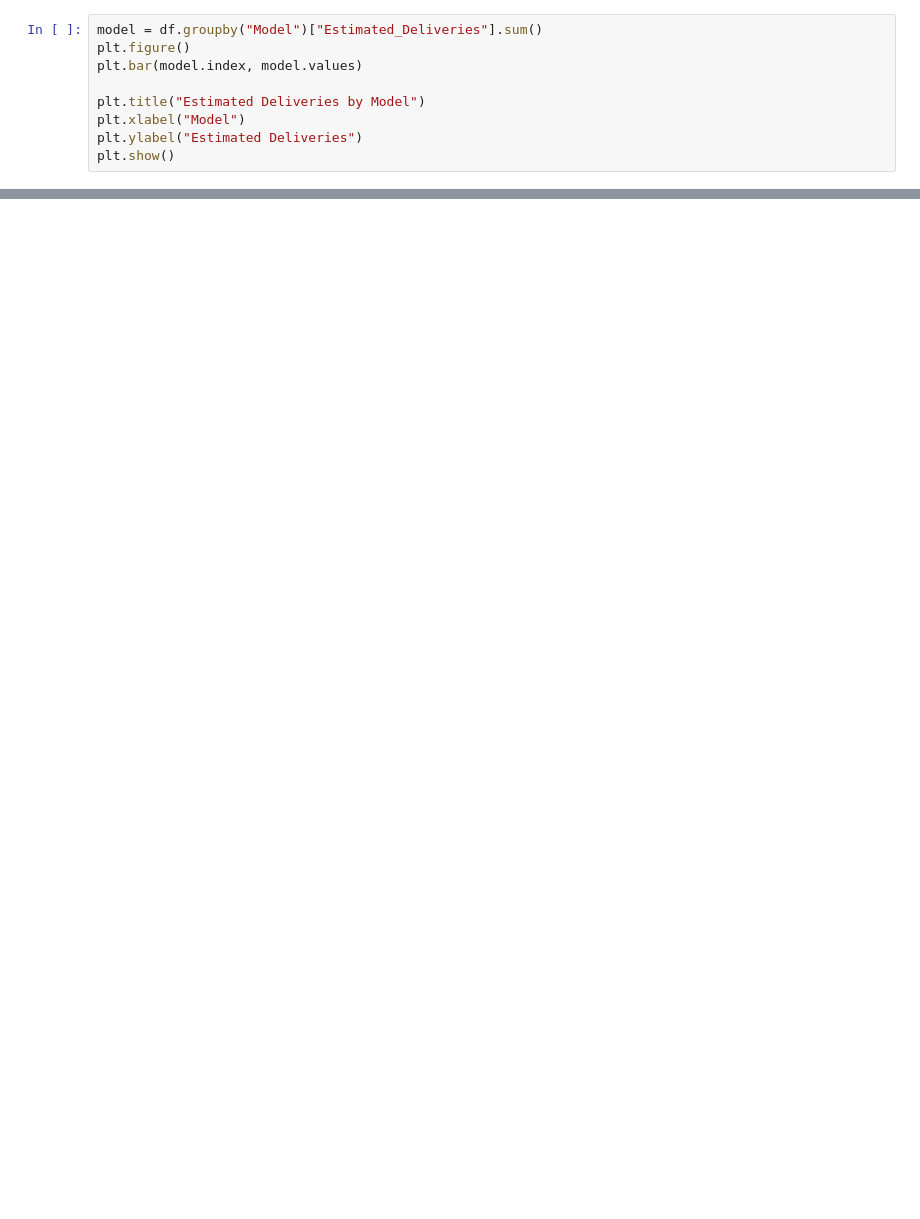
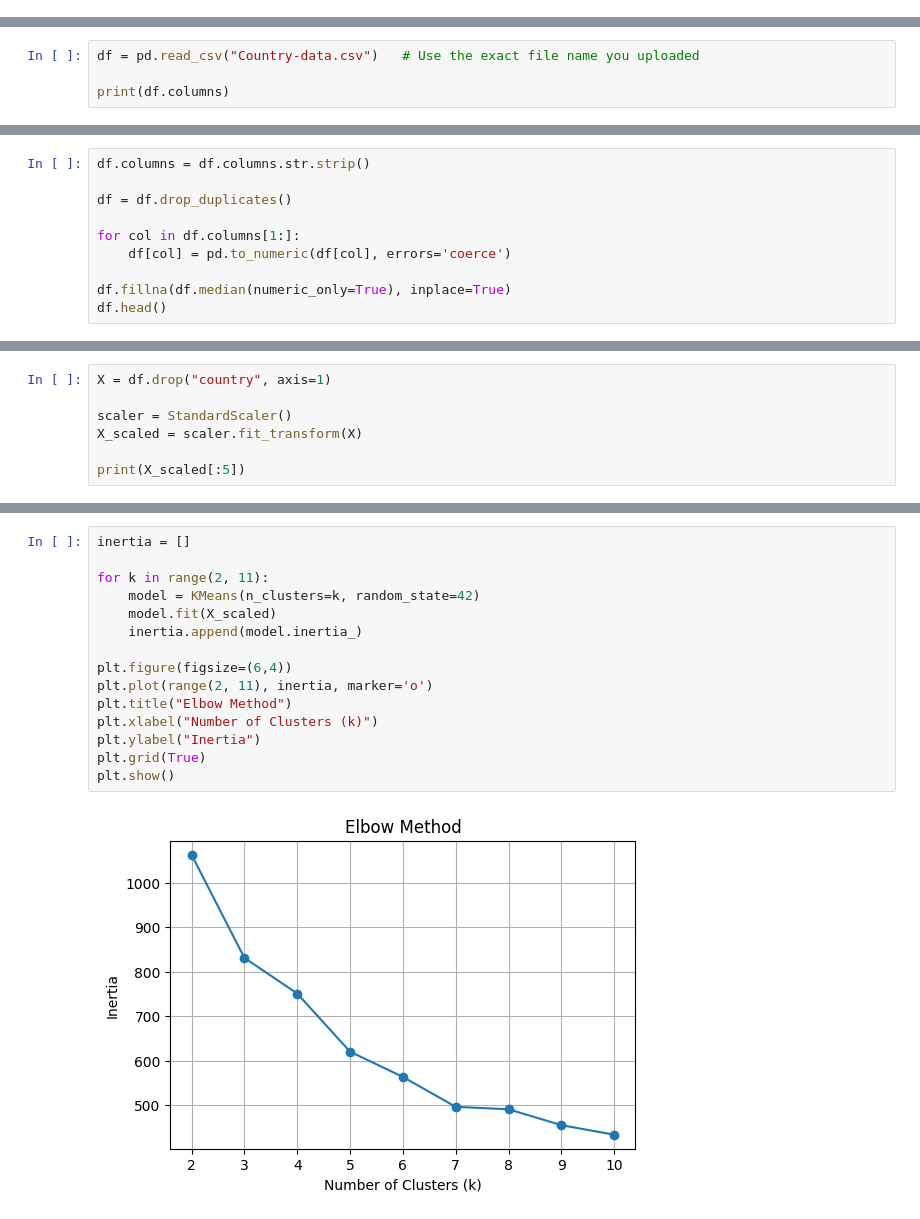
Before and after one commit to SATYAM-KUMAR722/Data-Science-Internship, a Jupyter notebook: week2_Satyam_Kumar.ipynb, the cells around one changed output, grey strips where cells are left out. Cells and saved outputs as stored; diff of their text form; blank space fills up the shorter version.

Commit message:
Add Country Clustering Assignment

```diff
--- a/week2_Satyam_Kumar.ipynb
+++ b/week2_Satyam_Kumar.ipynb
@@ -101,9 +0,0 @@ import seaborn as sns
-# %%
-model = df.groupby("Model")["Estimated_Deliveries"].sum()
-plt.figure()
-plt.bar(model.index, model.values)
-
-plt.title("Estimated Deliveries by Model")
-plt.xlabel("Model")
-plt.ylabel("Estimated Deliveries")
-plt.show()
@@ -388,0 +40,4 @@ In this assignment, I loaded the dataset, explored it using charts, created new
+# %%
+df = pd.read_csv("Country-data.csv")   # Use the exact file name you uploaded
+
+print(df.columns)
@@ -388,0 +48,10 @@ In this assignment, I loaded the dataset, explored it using charts, created new
+# %%
+df.columns = df.columns.str.strip()
+
+df = df.drop_duplicates()
+
+for col in df.columns[1:]:
+    df[col] = pd.to_numeric(df[col], errors='coerce')
+
+df.fillna(df.median(numeric_only=True), inplace=True)
+df.head()
@@ -388,0 +65,7 @@ In this assignment, I loaded the dataset, explored it using charts, created new
+# %%
+X = df.drop("country", axis=1)
+
+scaler = StandardScaler()
+X_scaled = scaler.fit_transform(X)
+
+print(X_scaled[:5])
@@ -388,0 +83,17 @@ In this assignment, I loaded the dataset, explored it using charts, created new
+# %%
+inertia = []
+
+for k in range(2, 11):
+    model = KMeans(n_clusters=k, random_state=42)
+    model.fit(X_scaled)
+    inertia.append(model.inertia_)
+
+plt.figure(figsize=(6,4))
+plt.plot(range(2, 11), inertia, marker='o')
+plt.title("Elbow Method")
+plt.xlabel("Number of Clusters (k)")
+plt.ylabel("Inertia")
+plt.grid(True)
+plt.show()
+# %% [output]
+[figure, added]
```
Also changed, not shown: parts of 54 cells of this notebook, 2 other files.
